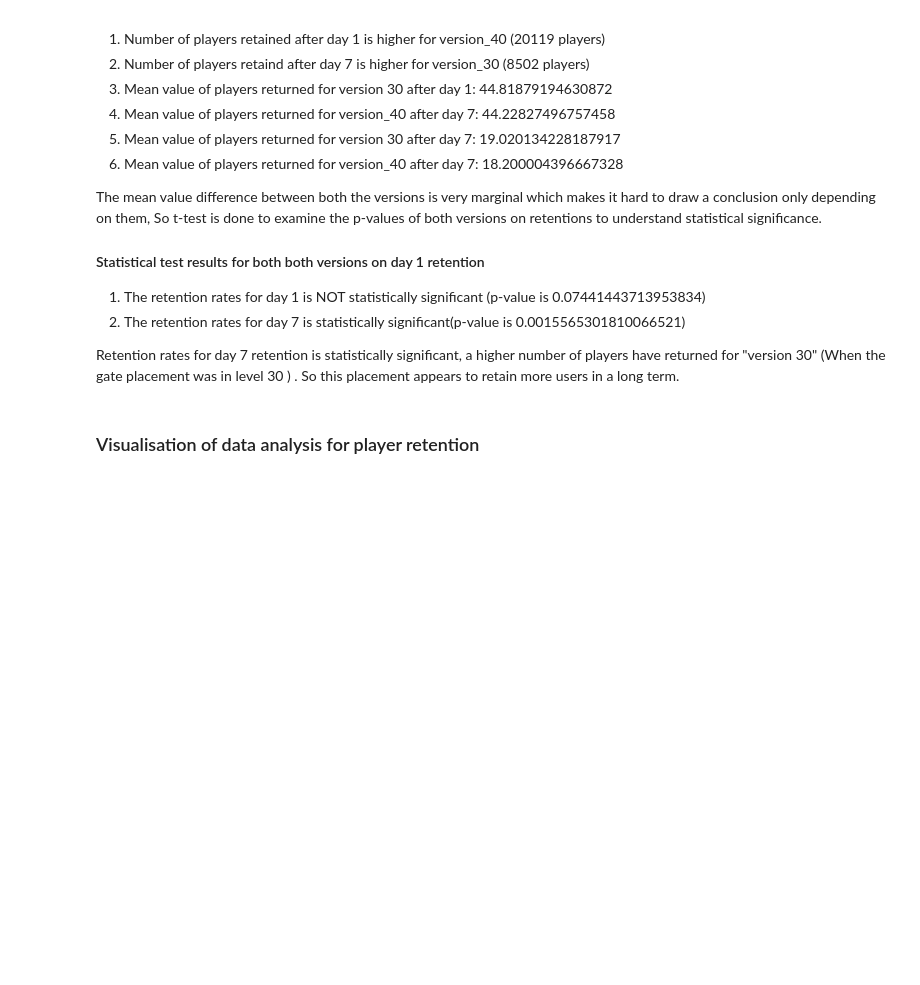
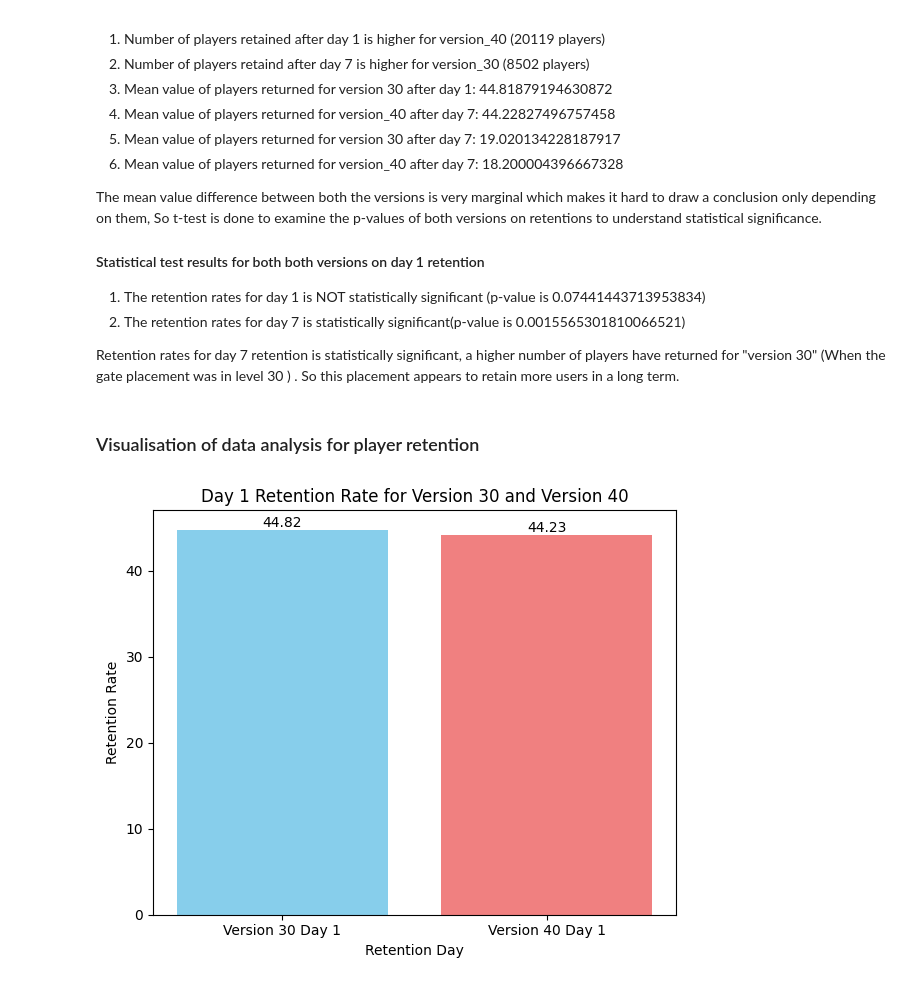
Before and after one commit to Skrishnaanjali/Cookie_cats_dataanalysis, a Jupyter notebook: Data_Analysis_cookiecats_final_draft.ipynb, the cells around one changed output. Drawn from its saved outputs; the diff is of its cells as text; code cells hidden in the pictures; blank space fills up the shorter version.

```diff
--- a/Data_Analysis_cookiecats_final_draft.ipynb
+++ b/Data_Analysis_cookiecats_final_draft.ipynb
@@ -241,3 +241,31 @@ So  t-test is done to examine the p-values of both versions on retentions to und
 Retention rates for day 7 retention is statistically significant, a higher number of players have returned for "version 30" (When the gate placement was in level 30 ) . So this placement appears to retain more users in a long term.
 # %% [markdown]
 ### Visualisation of data analysis for player retention
+# %%
+
+# Bar plot of retention rates
+
+import matplotlib.pyplot as plt
+
+
+retention_rates = [version_30_day1_mean, version_40_day1_mean]
+days = ['Version 30 Day 1', 'Version 40 Day 1']
+
+plt.figure(figsize=(6, 5))
+bars = plt.bar(days, retention_rates, color=['skyblue', 'lightcoral'])
+
+# Add labels and title
+plt.xlabel("Retention Day")
+plt.ylabel("Retention Rate")
+plt.title("Day 1 Retention Rate for Version 30 and Version 40")
+
+for bar in bars:
+    yval = bar.get_height()
+    plt.text(bar.get_x() + bar.get_width() / 2, yval, f"{yval:.2f}", ha='center', va='bottom', fontsize=10)
+
+
+# Display the plot
+plt.tight_layout()
+plt.show()
+# %% [output]
+[figure, added]
```
Also changed, not shown: parts of 4 cells of this notebook.
